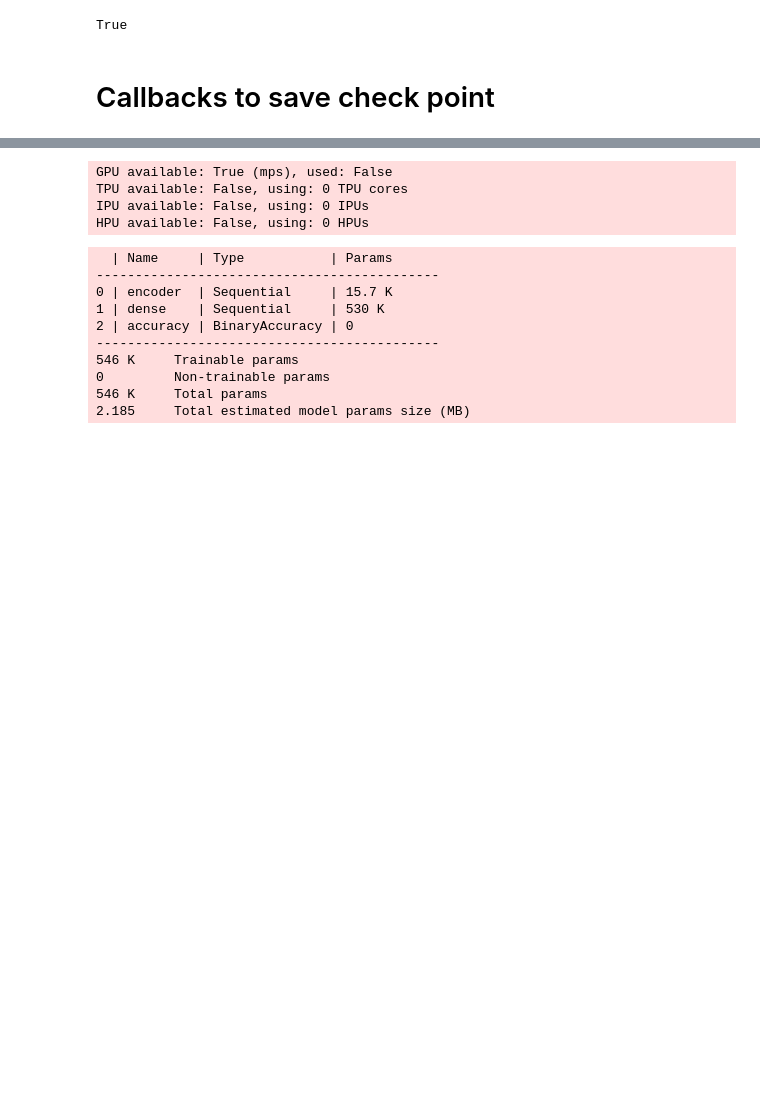
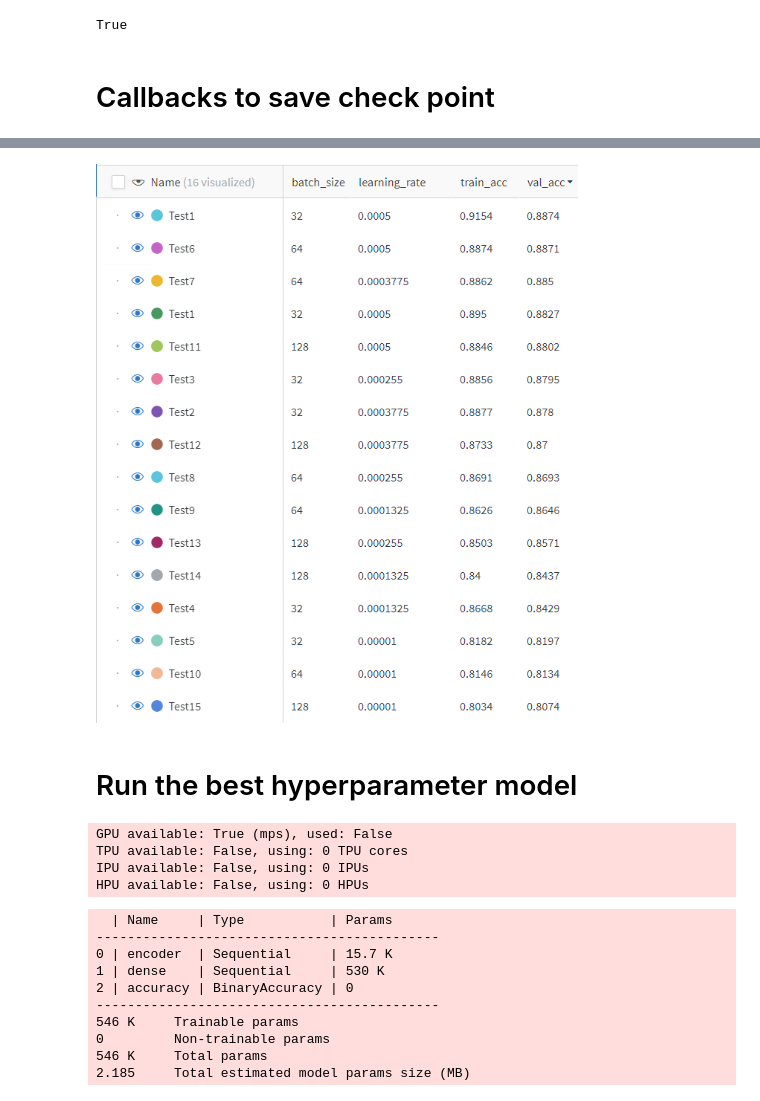
Before and after one commit to respwill/histopathologic-cancer-detection, a Jupyter notebook: histopathologic-cancer-classifier.ipynb, the cells around one changed output, grey strips where cells are left out. Cells and saved outputs as stored; diff of their text form; code cells hidden in the pictures; blank space fills up the shorter version.

```diff
--- a/histopathologic-cancer-classifier.ipynb
+++ b/histopathologic-cancer-classifier.ipynb
@@ -365,0 +348,6 @@ UnpicklingError: state is not a dictionary
+# %%
+Image(filename='./hp_search.png')
+# %% [output]
+[figure, added]
+# %% [markdown]
+# Run the best hyperparameter model
```
Also changed, not shown: parts of 21 cells of this notebook, 5 other files.
